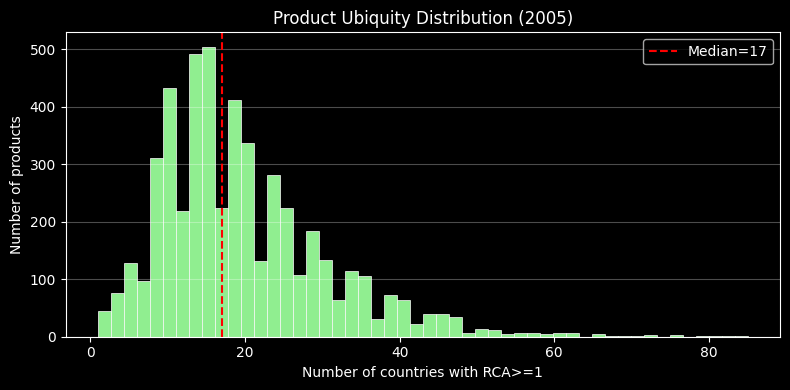
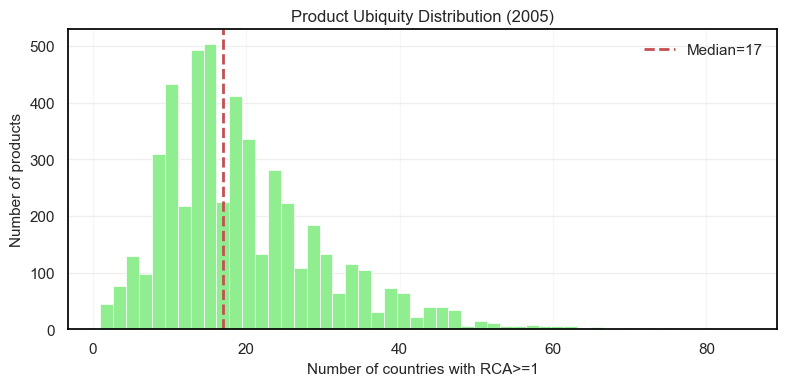
The notebook cell's code change between the first figure and the second:
--- before
+++ after
@@ -8,5 +8,5 @@
 ax.set_ylabel("Number of products")
 ax.set_title(f"Product Ubiquity Distribution ({yr})")
-ax.axvline(ubiquity.median(), color="red", linestyle="--", label=f"Median={ubiquity.median():.0f}")
+ax.axvline(ubiquity.median(), color=red, linestyle="--", linewidth=2,label=f"Median={ubiquity.median():.0f}")
 ax.legend(); ax.grid(True, alpha=0.3, axis="y")
 plt.tight_layout()

Commit: Added GNN refinement and results. Changed plot styles.